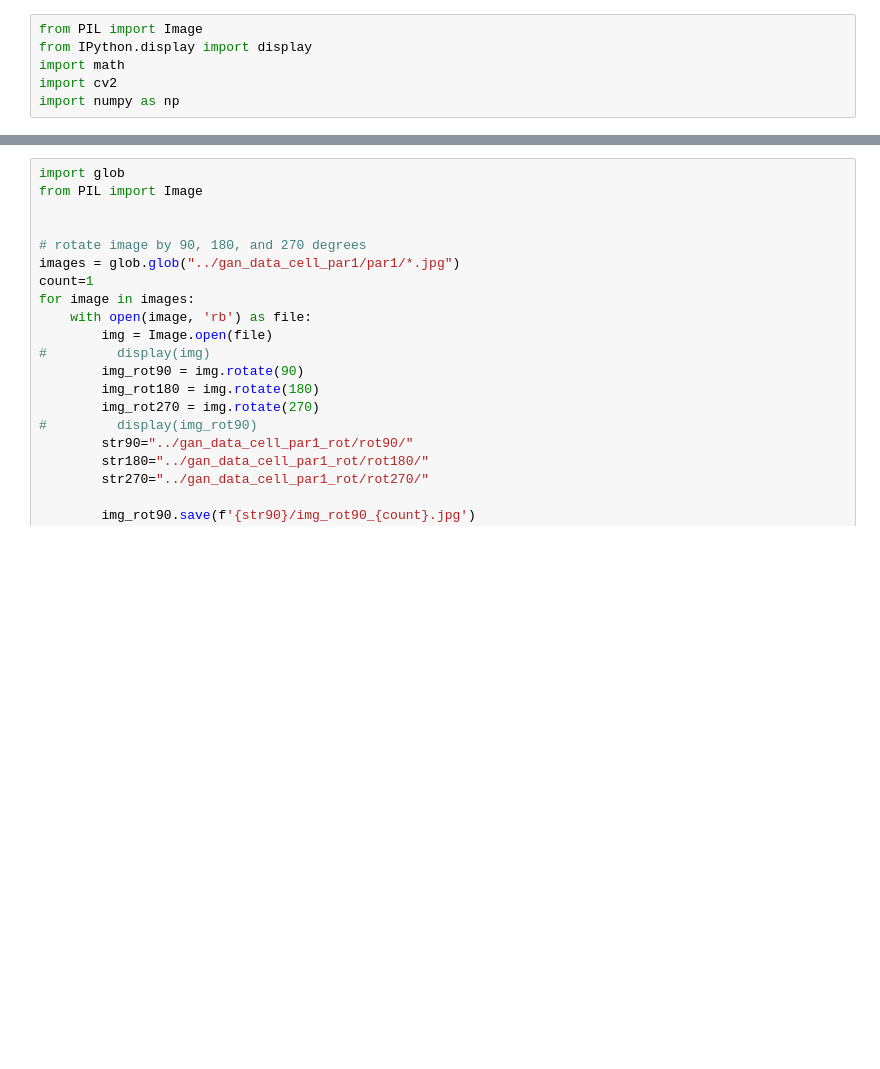
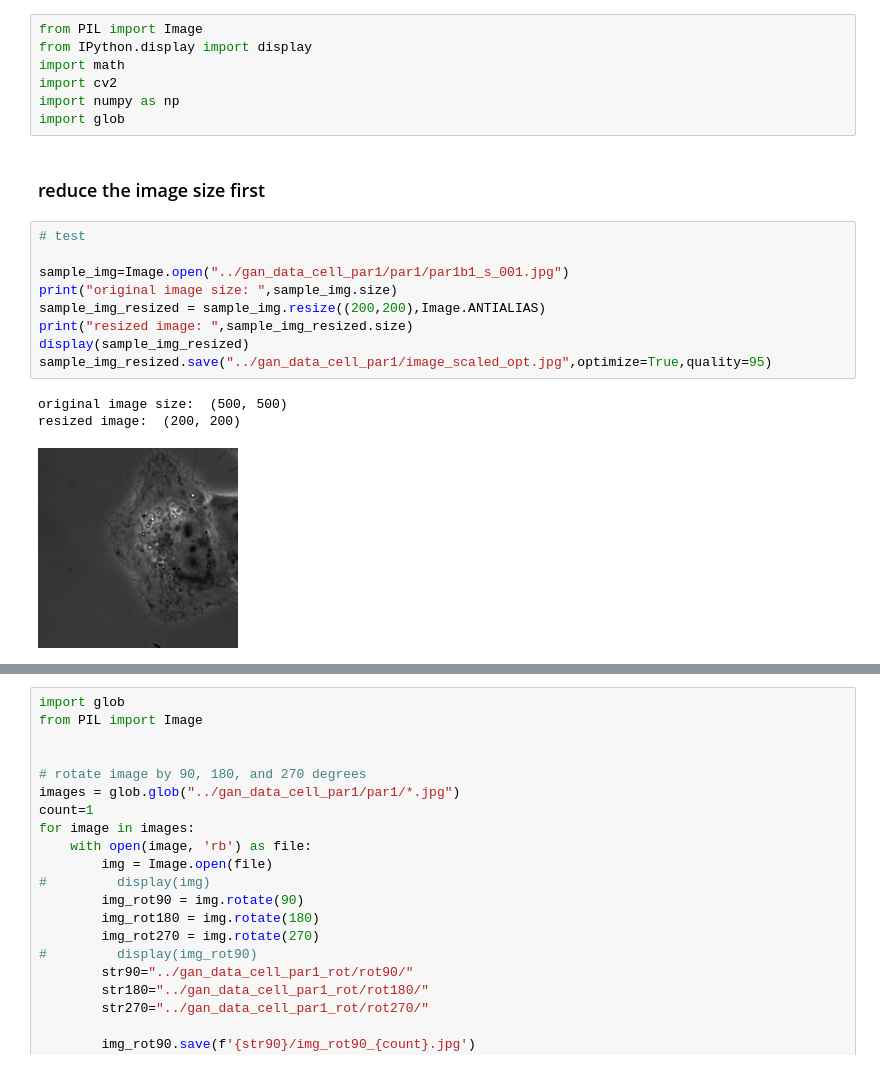
Before and after one commit to caocao0525/CellGAN, a Jupyter notebook: image_rotation_test.ipynb, the cells around one changed output, grey strips where cells are left out. Saved outputs shown, nothing was run; the diff lists cells and outputs as text; blank space fills up the shorter version.

```diff
--- a/image_rotation_test.ipynb
+++ b/image_rotation_test.ipynb
@@ -4,3 +4,19 @@ from IPython.display import display
 import math
 import cv2
 import numpy as np
+import glob
+# %% [markdown]
+### reduce the image size first
+# %%
+# test
+
+sample_img=Image.open("../gan_data_cell_par1/par1/par1b1_s_001.jpg")
+print("original image size: ",sample_img.size)
+sample_img_resized = sample_img.resize((200,200),Image.ANTIALIAS)
+print("resized image: ",sample_img_resized.size)
+display(sample_img_resized)
+sample_img_resized.save("../gan_data_cell_par1/image_scaled_opt.jpg",optimize=True,quality=95)
+# %% [output]
+original image size:  (500, 500)
+resized image:  (200, 200)
+[figure, added]
```
Also changed, not shown: parts of 20 cells of this notebook.
